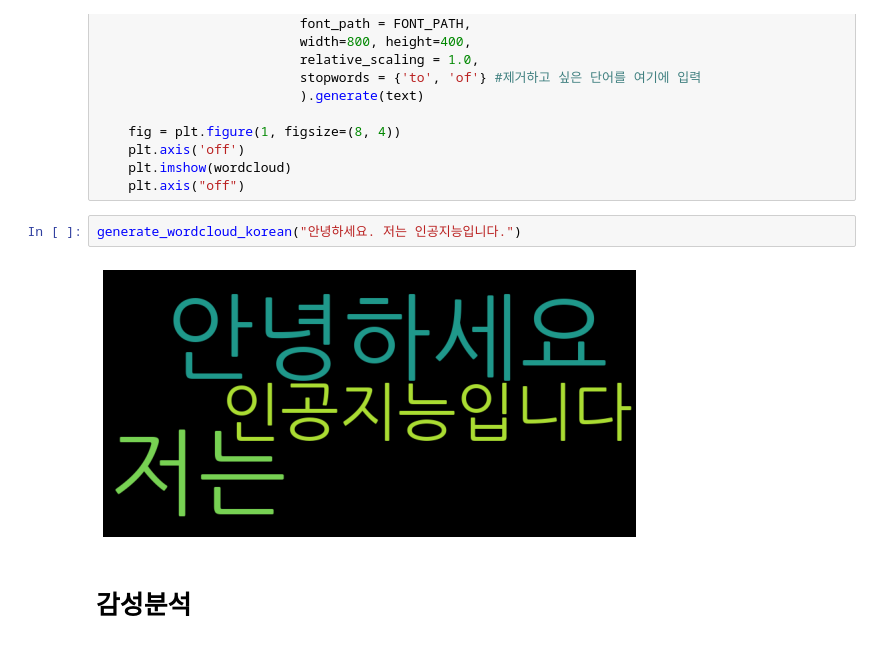
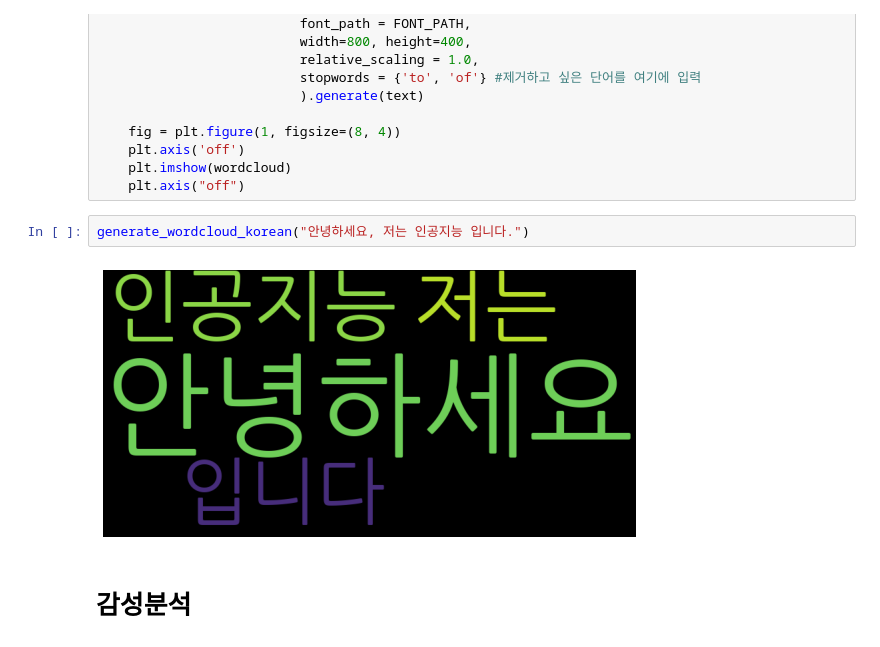
Before and after one commit to 04-5h/Ecole, a Jupyter notebook: Text_mining_project_2022_경성대_yamada.ipynb, the cells around one changed output. Cells and saved outputs as stored; diff of their text form.

```diff
--- a/Text_mining_project_2022_경성대_yamada.ipynb
+++ b/Text_mining_project_2022_경성대_yamada.ipynb
@@ -425,9 +425,9 @@ def generate_wordcloud_korean(text):
     plt.imshow(wordcloud)
     plt.axis("off")
 # %%
-generate_wordcloud_korean("안녕하세요. 저는 인공지능입니다.")
+generate_wordcloud_korean("안녕하세요, 저는 인공지능 입니다.")
 # %% [output]
-[figure, old version]
+[figure, new version]
 # %% [markdown]
 # 감성분석
 # %%
```
Also changed, not shown: parts of 20 cells of this notebook.
